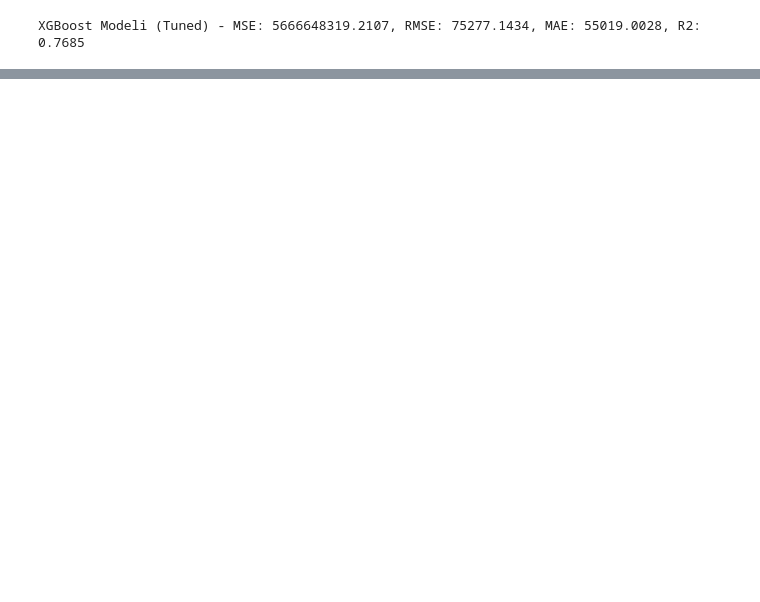
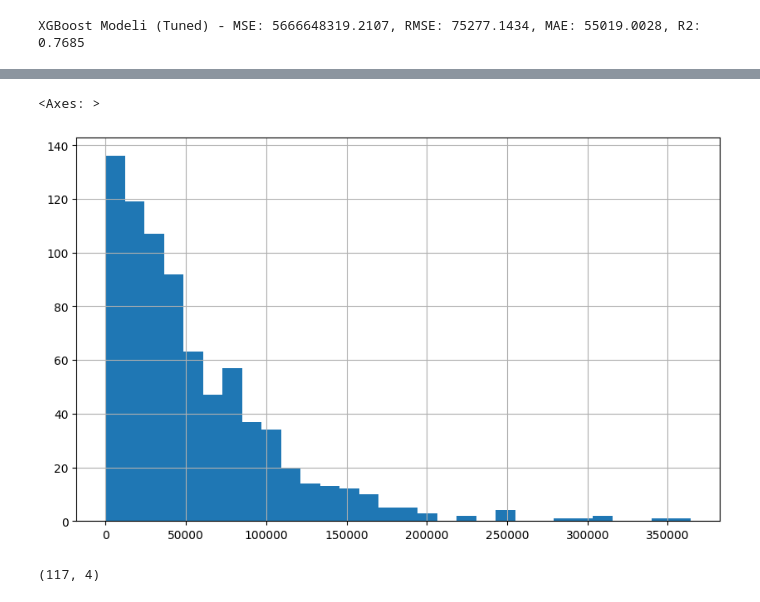
Before and after one commit to onur-tas/house_price_prediction, a Jupyter notebook: durukan/RegressionLast/regression_last.ipynb, the cells around one changed output, grey strips where cells are left out. Cells and saved outputs as stored; diff of their text form; code cells hidden in the pictures; blank space fills up the shorter version.

```diff
--- a/durukan/RegressionLast/regression_last.ipynb
+++ b/durukan/RegressionLast/regression_last.ipynb
@@ -422,0 +443,9 @@ XGBoost Modeli (Tuned) - MSE: 5666648319.2107, RMSE: 75277.1434, MAE: 55019.0028
+# %%
+result_df = pd.DataFrame({
+        'y_test': y_test,
+        'y_pred': xgb_pred_tuned
+    })
+# %%
+result_df['y_test'] = result_df['y_test'].astype(int)
+result_df['y_pred'] = result_df['y_pred'].astype(int)
+result_df
@@ -422,0 +466,8 @@ XGBoost Modeli (Tuned) - MSE: 5666648319.2107, RMSE: 75277.1434, MAE: 55019.0028
+# %%
+result_df['absolute_error'] = np.abs(result_df['y_pred'] - result_df['y_test'])
+
+# Sort the DataFrame based on absolute error
+sorted_result_df = result_df.sort_values(by='absolute_error', ascending=False)
+sorted_result_df = sorted_result_df.astype(int)
+
+sorted_result_df
@@ -422,0 +488,11 @@ XGBoost Modeli (Tuned) - MSE: 5666648319.2107, RMSE: 75277.1434, MAE: 55019.0028
+# %%
+sorted_result_df = sorted_result_df.merge(data[['outliers_ecod']], left_index=True, right_index=True)
+# %%
+sorted_result_df['absolute_error'].hist(bins=30, figsize=(10, 6))
+# %% [output]
+<Axes: >
+[figure, added]
+# %%
+sorted_result_df[sorted_result_df['absolute_error'] > 100000].shape
+# %% [output]
+(117, 4)
```
Also changed, not shown: parts of 3 cells of this notebook, 17 other files.
